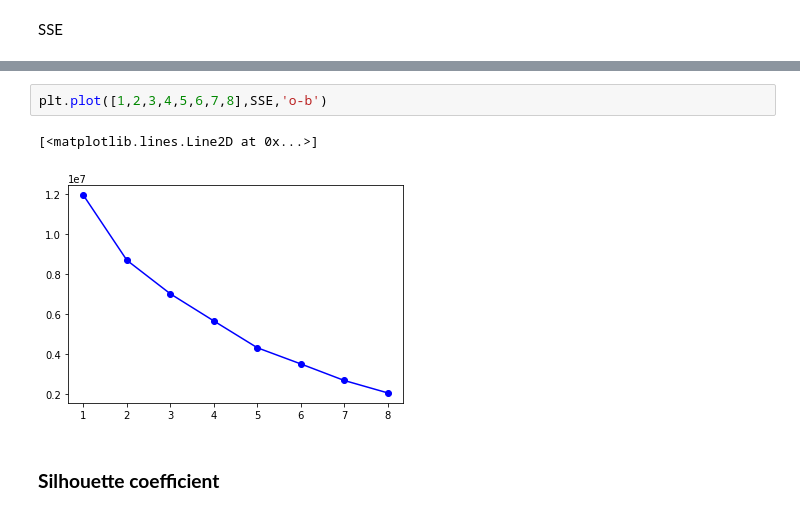
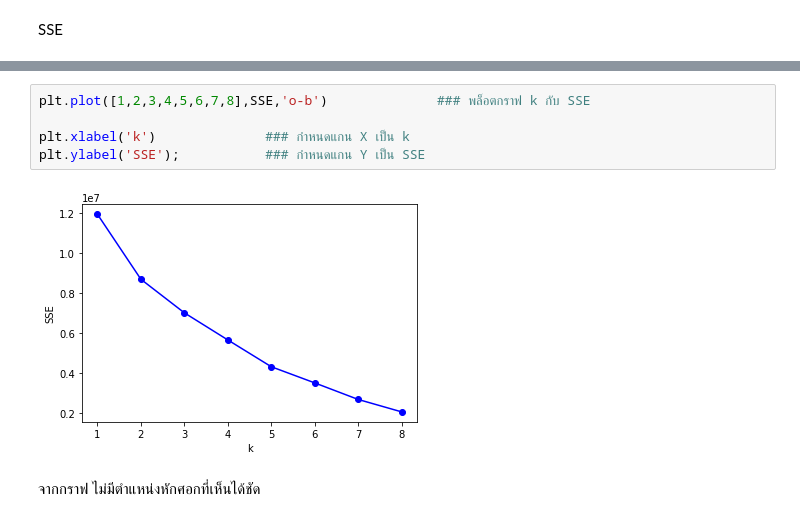
Before and after one commit to jittakorn-ch/multivariate, a Jupyter notebook: Multivariate_Exam.ipynb, the cells around one changed output, grey strips where cells are left out. Drawn from its saved outputs; the diff is of its cells as text.

```diff
--- a/Multivariate_Exam.ipynb
+++ b/Multivariate_Exam.ipynb
@@ -151,7 +174,9 @@ SSE
 # %%
-plt.plot([1,2,3,4,5,6,7,8],SSE,'o-b')
+plt.plot([1,2,3,4,5,6,7,8],SSE,'o-b')              ### พล็อตกราฟ k กับ SSE
+
+plt.xlabel('k')              ### กำหนดแกน X เป็น k
+plt.ylabel('SSE');           ### กำหนดแกน Y เป็น SSE
 # %% [output]
-[<matplotlib.lines.Line2D at 0x...>]
-[figure, old version]
+[figure, new version]
-# %% [markdown]
-### **Silhouette coefficient**
+# %% [markdown]
+จากกราฟ ไม่มีตำแหน่งหักศอกที่เห็นได้ชัด
```
Also changed, not shown: parts of 25 cells of this notebook.
